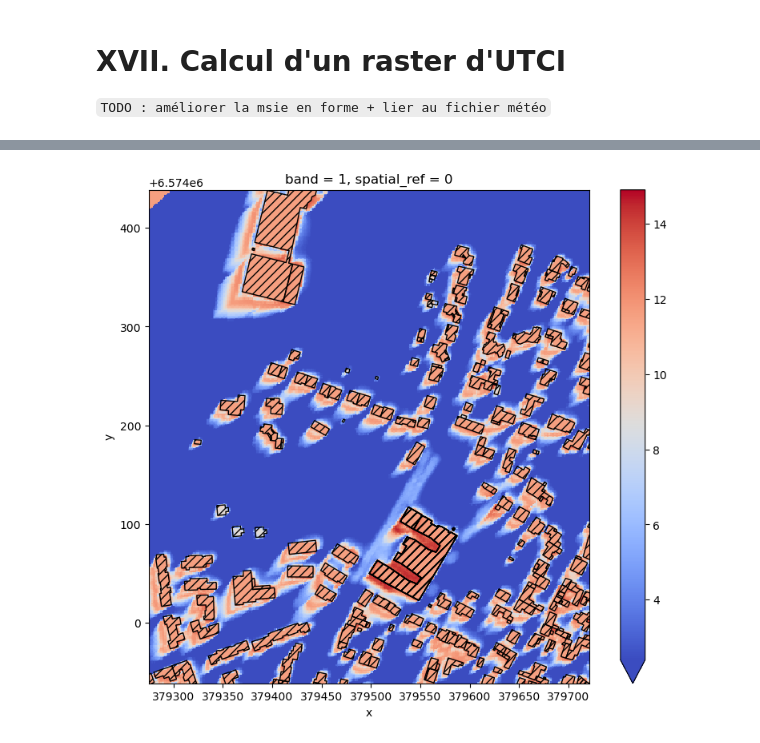
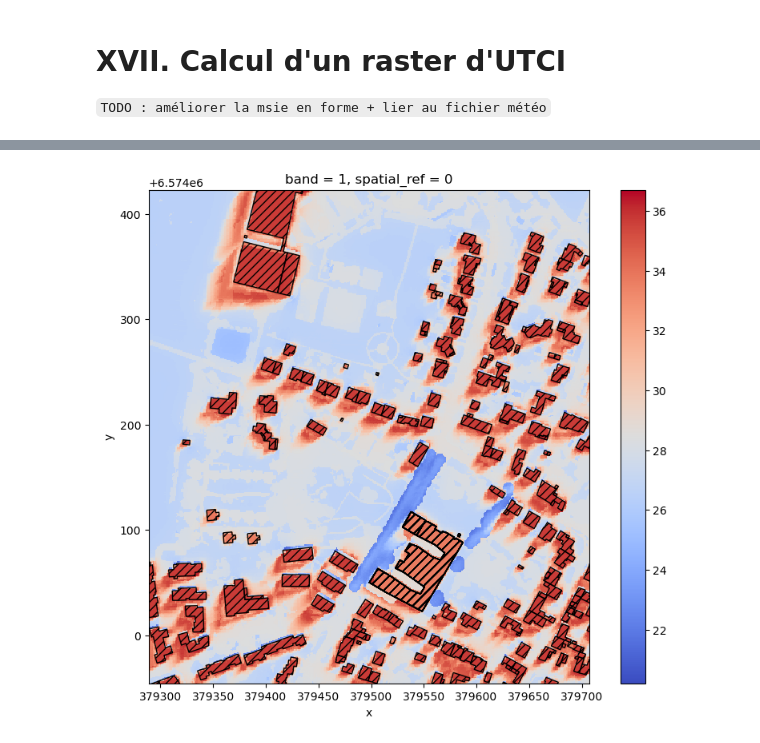
Before and after one commit to rupeelab17/pymdu, a Jupyter notebook: notebook4windows.ipynb, the cells around one changed output, grey strips where cells are left out. Drawn from its saved outputs; the diff is of its cells as text; code cells hidden in the pictures.

```diff
--- a/notebook4windows.ipynb
+++ b/notebook4windows.ipynb
@@ -552,4 +600,4 @@ C:\Users\simon\micromamba\envs\pymdu\Lib\site-packages\osgeo\gdal.py
 # XV. Lecture d'un raster de Tmrt
 # %%
 import rioxarray
-TMRT_PATH = glob.glob(os.path.join(output_path,"Tmrt*"))[0]
+TMRT_PATH = glob.glob(os.path.join(output_path,"Tmrt*1260D.tif"))[0]
@@ -587,7 +639,7 @@ tmr_as_array = TMRT_dataset.data[0]
 wind_as_array = WIND_dataset.data[0]
 size1, size2 = tmr_as_array.shape
 output = np.zeros(shape=(size1, size2))
-tdb = 16
+tdb = 24
 rh = 50
 for i in tqdm(range(0, size1)):
     output[i, :] = utci(tdb=tdb, tr=tmr_as_array[i, :], v=wind_as_array[i, :], rh=rh,
@@ -597,43 +665,35 @@ UTCI_dataset.data[0] = output
 import os
 import geopandas as gpd
 import matplotlib.pyplot as plt
-
-
-
-
-
-
-
 # Charger les données
 batiments = gpd.read_file(os.path.join(input_path, 'buildings.shp'))
 
-
 xmin, ymin, xmax, ymax = batiments.total_bounds
-zoom_factor = 0.8  # Ajuster ce facteur pour un zoom plus ou moins fort
+zoom_factor = 0.75  # Ajuster ce facteur pour un zoom plus ou moins fort
 
 xcenter = (xmin + xmax) / 2
 ycenter = (ymin + ymax) / 2
 
 new_xmin = xcenter - (xmax - xmin) * zoom_factor / 2
 new_xmax = xcenter + (xmax - xmin) * zoom_factor / 2
 new_ymin = ycenter - (ymax - ymin) * zoom_factor / 2
 new_ymax = ycenter + (ymax - ymin) * zoom_factor / 2
 
 # Tracer la carte
 fig, ax = plt.subplots(figsize=(10, 8))
 
 # Tracer la carte de l'UTCI
 UTCI_dataset.plot(ax=ax, cmap='coolwarm',
-                  vmin=UTCI_dataset.data.min()+6,
+                  vmin=UTCI_dataset.data.min(),
                   vmax=UTCI_dataset.data.max())
 
 # Superposer les bâtiments en hachuré
 batiments.plot(ax=ax, edgecolor='black', facecolor='none', hatch='///')
 
 
 ax.set_xlim(new_xmin, new_xmax)
 ax.set_ylim(new_ymin, new_ymax)
 # Afficher la carte
 plt.show()
 # %% [output]
-[figure, old version]
+[figure, new version]
```
Also changed, not shown: parts of 14 cells of this notebook.
